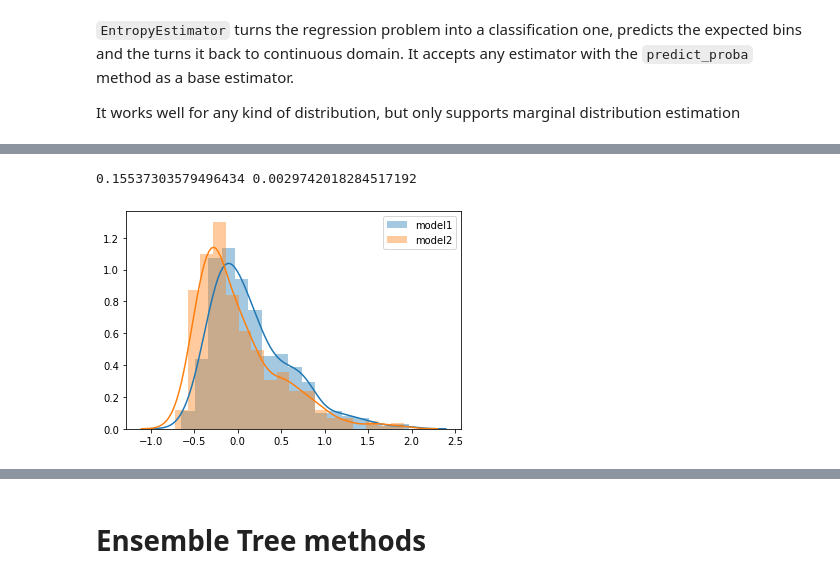
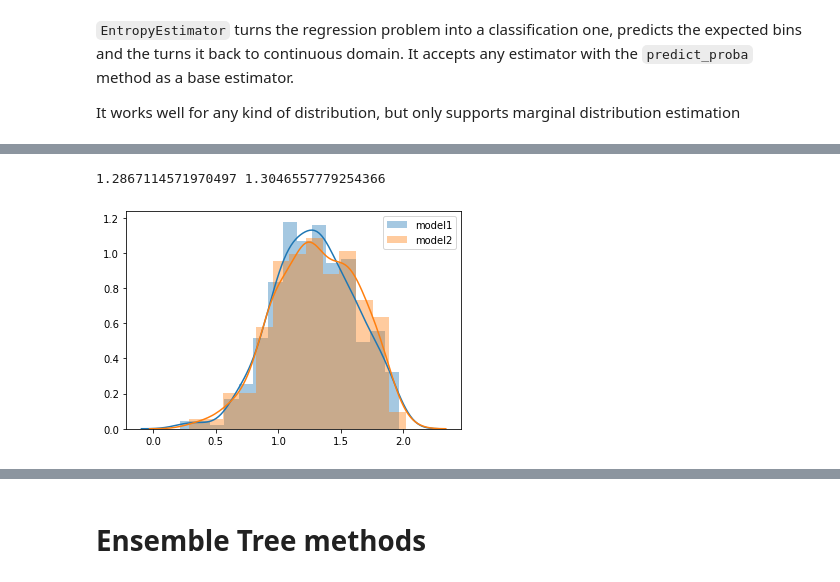
Before and after one commit to AlanGanem/scikit-density, a Jupyter notebook: notebooks/01_ensemble.ipynb, the cells around one changed output, grey strips where cells are left out. Cells and saved outputs as stored; diff of their text form; code cells hidden in the pictures.

```diff
--- a/notebooks/01_ensemble.ipynb
+++ b/notebooks/01_ensemble.ipynb
@@ -101,8 +102,8 @@ X,y = make_regression(
     n_targets=2,
     bias=500,
     effective_rank=None,
-    tail_strength=5,
-    noise=1,
+    tail_strength=10,
+    noise=150,
     shuffle=True,
     coef=False,
     random_state=None
@@ -475,8 +454,9 @@ It works well for any kind of distribution, but only supports marginal distribut
 from sklearn.linear_model import LogisticRegression
 import matplotlib.pyplot as plt
 
-estim1 = EntropyEstimator(LogisticRegression(tol = 0.001, solver = 'sag'), 'auto', rv_bins_kws = {'default_dist':'norm'})
-estim2 = EntropyEstimator(LogisticRegression(tol = 0.001, solver = 'sag'), 30, rv_bins_kws = {'default_dist':['norm','lognorm','cauchy']})
+estim1 = EntropyEstimator(LogisticRegression(tol = 0.001, solver = 'sag'), 'auto', rv_bins_kws = {'default_dist':['empirical']})
+#estim1 = JointEntropyEstimator(LogisticRegression(tol = 0.001, solver = 'sag'), resolution = 'auto', )
+estim2 = EntropyEstimator(LogisticRegression(tol = 0.001, solver = 'sag'), 30, rv_bins_kws = {'default_dist':['empirical']})
 estim1.fit(X_train, y_train[:,1])
 estim2.fit(X_train, y_train[:,1])
 # %% [output]
@@ -528,11 +517,11 @@ print(np.median(ll1[ll1 > -1e10]), np.median(ll2[ll2 > -1e10]))
 # %%
-entr1 = kde_entropy(samples1, frac = 0.2,sample_size = 100)
-entr2 = kde_entropy(samples2, frac = 0.2,sample_size = 100)
+entr1 = kde_entropy(samples1, frac = 0.2,sample_size = 1000)
+entr2 = kde_entropy(samples2, frac = 0.2,sample_size = 1000)
 sns.distplot(entr1, label = 'model1')
 sns.distplot(entr2, label = 'model2')
 plt.legend()
 print(entr1.mean(),entr2.mean())
 # %% [output]
-0.15537303579496434 0.0029742018284517192
+1.2867114571970497 1.3046557779254366
-[figure, old version]
+[figure, new version]
 # %%
```
Also changed, not shown: parts of 30 cells of this notebook, 42 other files.
